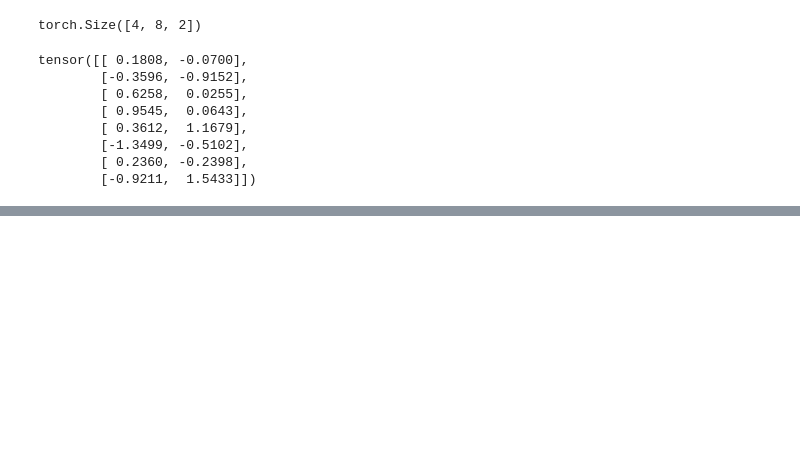
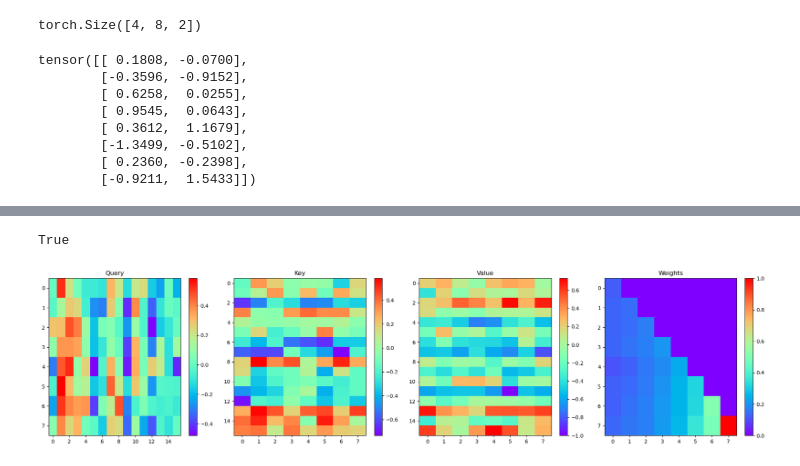
Before and after one commit to bhuvanchennoju/ChottaGPT, a Jupyter notebook: notebooks/2.selfattention.ipynb, the cells around one changed output, grey strips where cells are left out. Cells and saved outputs as stored; diff of their text form; code cells hidden in the pictures; blank space fills up the shorter version.

```diff
--- a/notebooks/2.selfattention.ipynb
+++ b/notebooks/2.selfattention.ipynb
@@ -119,0 +312,28 @@ with imageio.get_writer(f"{gif_dir}/attention.gif", mode='I', duration=0.1) as w
+# %%
+torch.allclose(out,out)
+# %% [output]
+True
+# %%
+# lets plot query, key, value, and weights
+fig, ax = plt.subplots(1, 4, figsize=(20, 5))
+ax = ax.flatten()
+
+ax[0].set_title('Query')
+cax0 = ax[0].imshow(q[0].detach().numpy(), aspect='auto', cmap='rainbow')
+fig.colorbar(cax0, ax=ax[0])
+
+ax[1].set_title('Key')
+cax1 = ax[1].imshow(k[0].detach().numpy().T, aspect='auto', cmap='rainbow')
+fig.colorbar(cax1, ax=ax[1])
+
+ax[2].set_title('Value')
+cax2 = ax[2].imshow(v[0].detach().numpy().T, aspect='auto', cmap='rainbow')
+fig.colorbar(cax2, ax=ax[2])
+
+ax[3].set_title('Weights')
+cax3 = ax[3].imshow(wei[0].detach().numpy(), aspect='auto', cmap='rainbow')
+fig.colorbar(cax3, ax=ax[3])
+
+fig.tight_layout()
+# %% [output]
+[figure, added]
```
Also changed, not shown: parts of 20 cells of this notebook, 7 other files.
